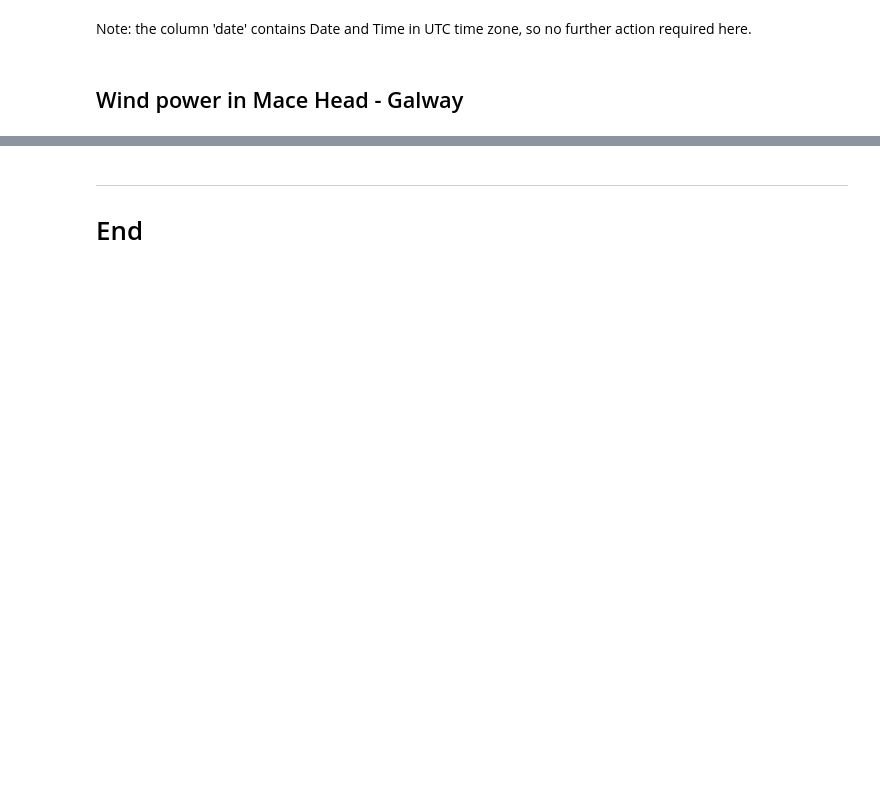
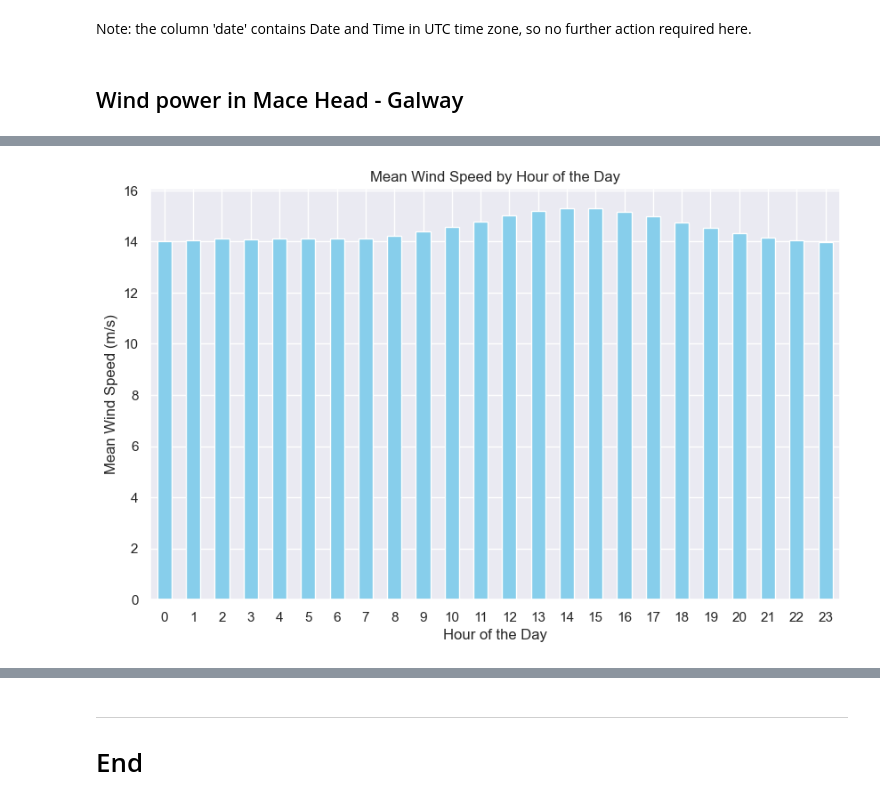
Before and after one commit to filipekojak88/PFDA, a Jupyter notebook: project/windspeed.ipynb, the cells around one changed output, grey strips where cells are left out. Saved outputs shown, nothing was run; the diff lists cells and outputs as text; code cells hidden in the pictures; blank space fills up the shorter version.

```diff
--- a/project/windspeed.ipynb
+++ b/project/windspeed.ipynb
@@ -185,0 +180,18 @@ https://en.wikipedia.org/wiki/List_of_wind_farms_in_the_Republic_of_Ireland?utm_
+# %%
+# Calculate Mean Wind Speed by Hour
+df['hour'] = df['date'].dt.hour
+hourly_mean_wind = df.groupby('hour')['wdsp'].mean()
+# %%
+# Set the plot style
+sns.set(style="darkgrid")
+
+# Hourly Mean Wind Speed Plot
+plt.figure(figsize=(10,6))
+hourly_mean_wind.plot(kind='bar', color='skyblue')
+plt.title('Mean Wind Speed by Hour of the Day')
+plt.xlabel('Hour of the Day')
+plt.ylabel('Mean Wind Speed (m/s)')
+plt.xticks(rotation=0)
+plt.show()
+# %% [output]
+[figure, added]
```
Also changed, not shown: parts of 13 cells of this notebook.
